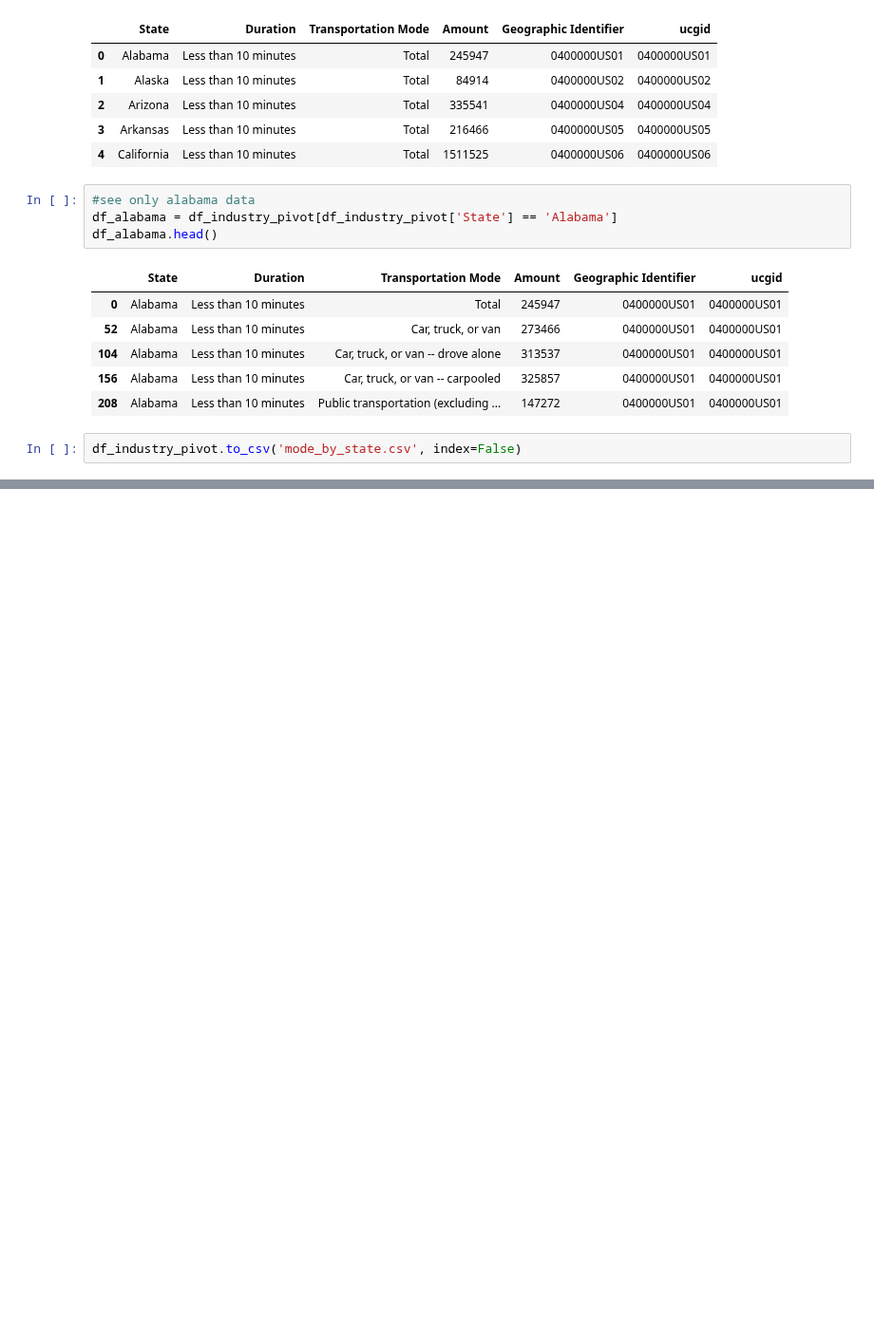
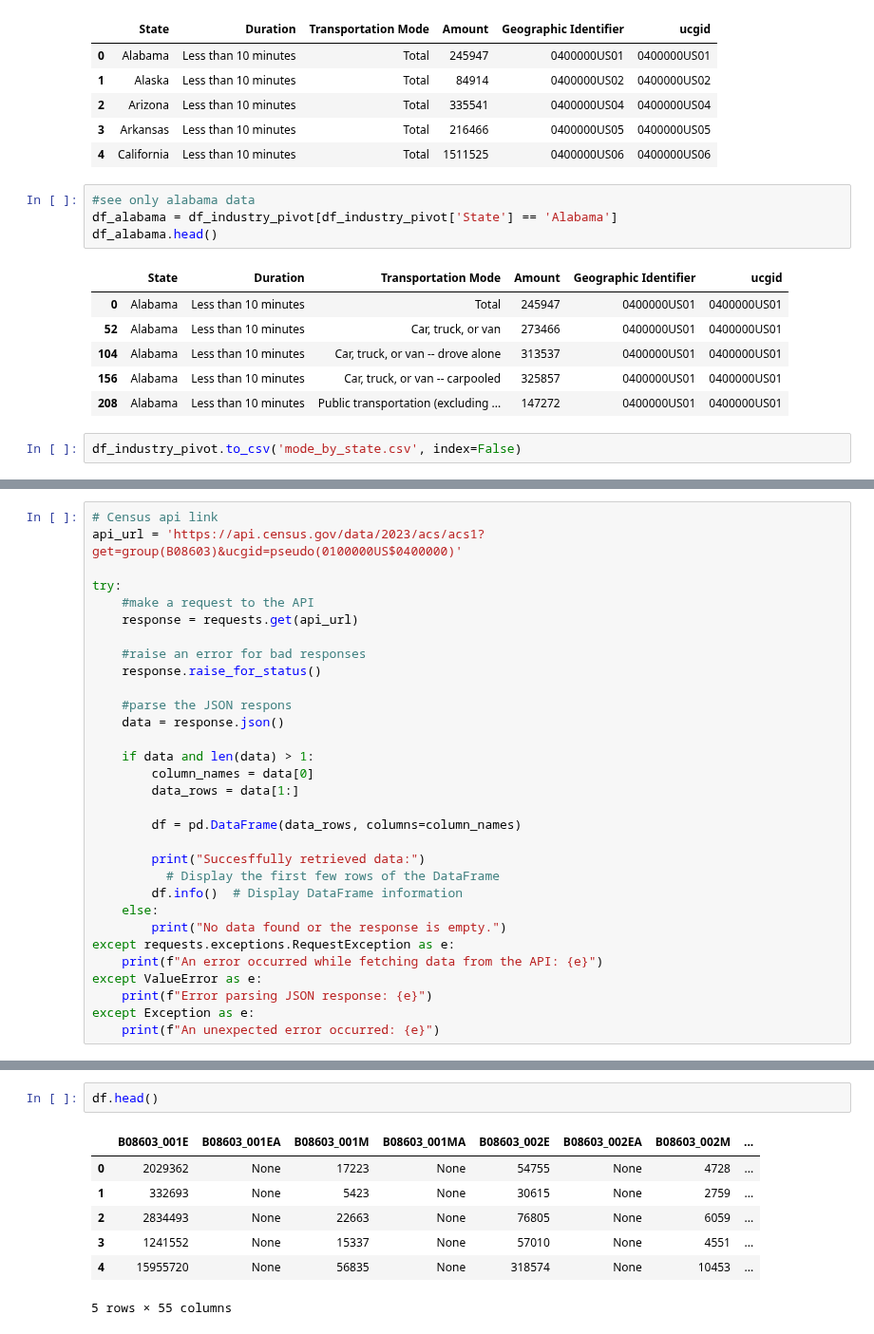
Before and after one commit to angelikabrown/CensusDataEDA, a Jupyter notebook: census_data_cleaning.ipynb, the cells around one changed output, grey strips where cells are left out. Shown at 95% size. Cells and saved outputs as stored; diff of their text form; blank space fills up the shorter version.

```diff
--- a/census_data_cleaning.ipynb
+++ b/census_data_cleaning.ipynb
@@ -2144,0 +2150,31 @@ df_industry_pivot.to_csv('mode_by_state.csv', index=False)
+# %%
+# Census api link
+api_url = 'https://api.census.gov/data/2023/acs/acs1?get=group(B08603)&ucgid=pseudo(0100000US$0400000)'
+
+try:
+    #make a request to the API
+    response = requests.get(api_url)
+
+    #raise an error for bad responses
+    response.raise_for_status()
+
+    #parse the JSON respons
+    data = response.json()
+
+    if data and len(data) > 1:
+        column_names = data[0]
+        data_rows = data[1:]
+
+        df = pd.DataFrame(data_rows, columns=column_names)
+
+        print("Succesffully retrieved data:")
+          # Display the first few rows of the DataFrame
+        df.info()  # Display DataFrame information
+    else:
+        print("No data found or the response is empty.")
+except requests.exceptions.RequestException as e:
+    print(f"An error occurred while fetching data from the API: {e}")
+except ValueError as e:
+    print(f"Error parsing JSON response: {e}")
+except Exception as e:
+    print(f"An unexpected error occurred: {e}")
@@ -2144,0 +2199,10 @@ df_industry_pivot.to_csv('mode_by_state.csv', index=False)
+# %%
+df.head()
+# %% [output]
+|  | B08603_001E | B08603_001EA | B08603_001M | B08603_001MA | B08603_002E | B08603_002EA | B08603_002M | ... |
+| 0 | 2029362 | None | 17223 | None | 54755 | None | 4728 | ... |
+| 1 | 332693 | None | 5423 | None | 30615 | None | 2759 | ... |
+| 2 | 2834493 | None | 22663 | None | 76805 | None | 6059 | ... |
+| 3 | 1241552 | None | 15337 | None | 57010 | None | 4551 | ... |
+| 4 | 15955720 | None | 56835 | None | 318574 | None | 10453 | ... |
+5 rows × 55 columns
```
Also changed, not shown: parts of 3 cells of this notebook.
